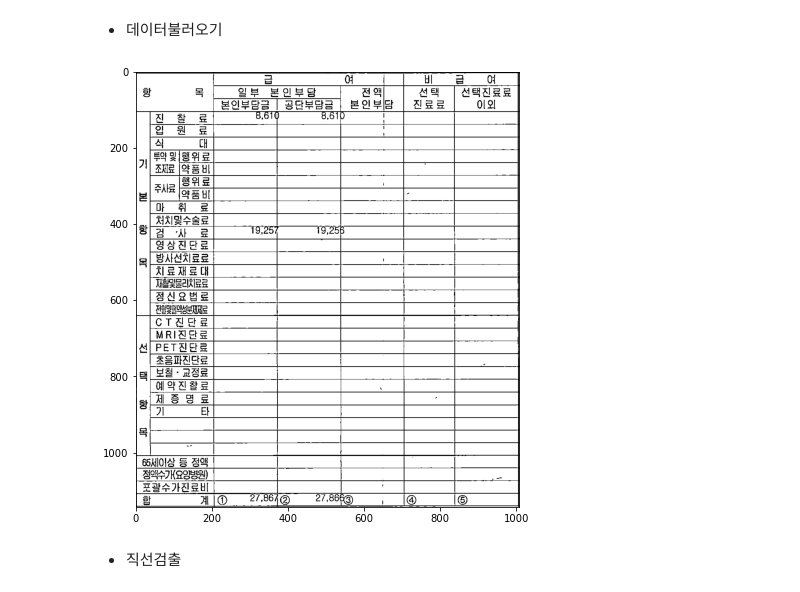
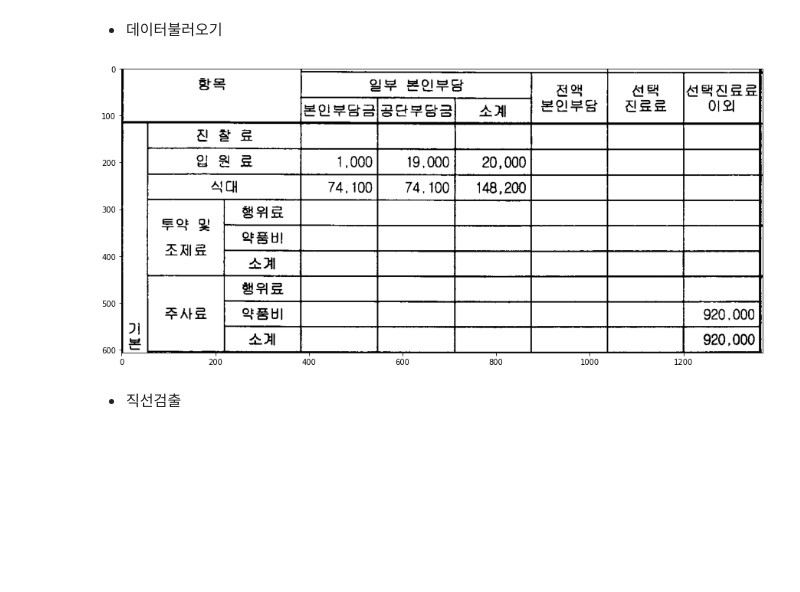
Before and after one commit to SeunghyeunBaek/table_detection, a Jupyter notebook: notbooks/convert_result_to_table_v0.4.ipynb, the cells around one changed output. Saved outputs shown, nothing was run; the diff lists cells and outputs as text; code cells hidden in the pictures; blank space fills up the shorter version.

```diff
--- a/notbooks/convert_result_to_table_v0.4.ipynb
+++ b/notbooks/convert_result_to_table_v0.4.ipynb
@@ -24,21 +24,21 @@ def draw_edge(img, margin=1):
 * 데이터불러오기
 # %%
 # PARAMETERS
-path = 'img/'            # 원본이미지 경로
-proc_path = 'proc_img/'  # 이진화 후 이미지 경로
-cell_path = 'cell_img/'  # 셀구역을 표현한 이미지
-split_path = 'sp_img/'   # 셀단위로 쪼개진 이미지
-filename = 'image04.jpg' # 파일명
+path = '../img/'            # 원본이미지 경로
+proc_path = '../proc_img/'  # 이진화 후 이미지 경로
+cell_path = '../cell_img/'  # 셀구역을 표현한 이미지
+split_path = '../sp_img/'   # 셀단위로 쪼개진 이미지
+filename = 'image02.png' # 파일명
 
 img = cv2.imread(path+filename, cv2.IMREAD_GRAYSCALE)  # 이미지 불러오기
 
 # 이진화
 bi_thr = 190
 ret, bi_img = cv2.threshold(img, bi_thr, 255, cv2.THRESH_BINARY)
 
 imshow(bi_img)
 # %% [output]
-[figure, old version]
+[figure, new version]
 # %% [markdown]
 * 직선검출
 # %%
```
Also changed, not shown: parts of 10 cells of this notebook, 7 other files.
